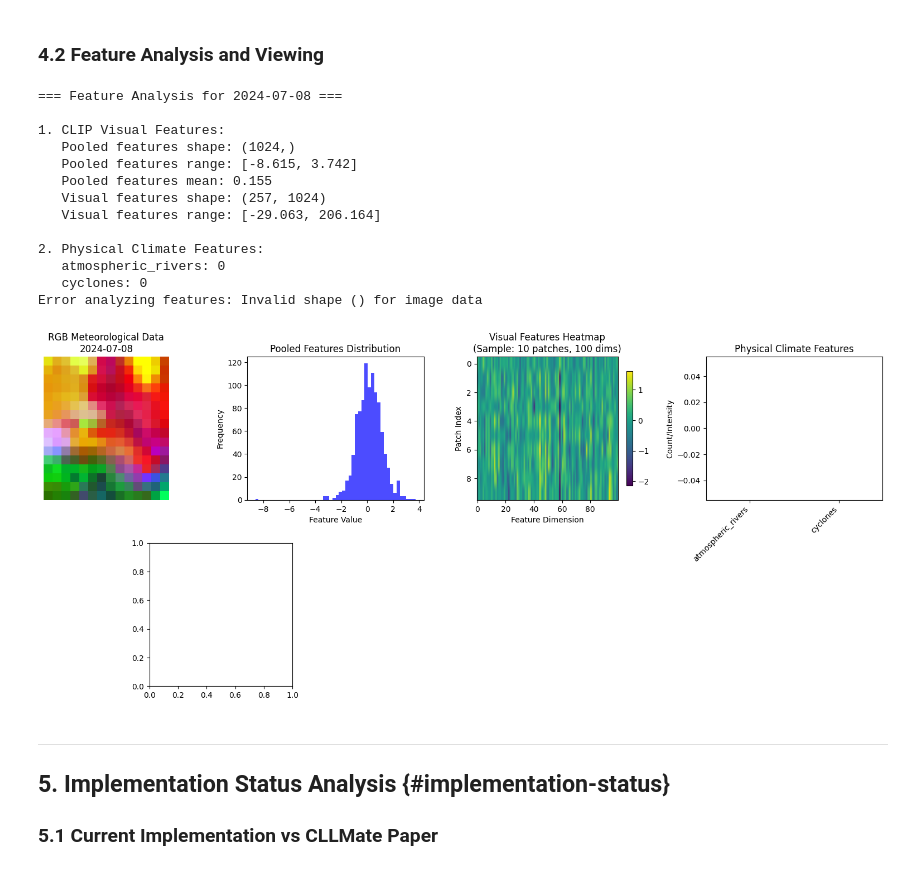
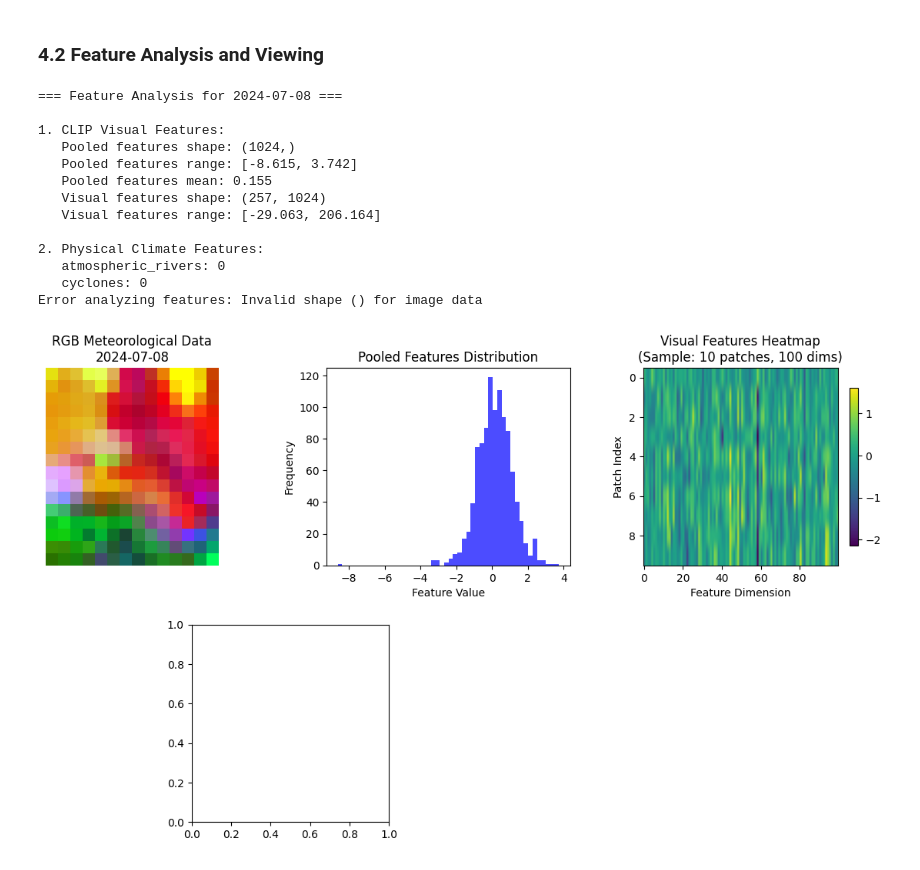
Before and after one commit to AniketKalbhor/iitm, a Jupyter notebook: t2.ipynb, the cells around one changed output. Drawn from its saved outputs; the diff is of its cells as text; code cells hidden in the pictures.

```diff
--- a/t2.ipynb
+++ b/t2.ipynb
@@ -836,7 +753,7 @@ PCA analysis complete - patch features shape: (256, 1024)
 # %% [markdown]
 ### 4.2 Feature Analysis and Viewing
 # %%
-# From pooler_viewer.py - Enhanced version
+# From pooler_viewer.py
 import numpy as np
 import matplotlib.pyplot as plt
 
@@ -917,21 +834,6 @@ def create_feature_analysis_plot(data, date_str):
     ax3.set_ylabel('Patch Index')
     plt.colorbar(im3, ax=ax3, shrink=0.8)
 
-    # 4. Physical features bar plot
-    ax4 = fig.add_subplot(gs[0, 3])
-    if data['physical_features']:
-        physical = data['physical_features']
-        numeric_features = {k: v for k, v in physical.items()
-                          if isinstance(v, (int, float))}
-        if numeric_features:
-            keys = list(numeric_features.keys())
-            values = list(numeric_features.values())
-            ax4.bar(range(len(keys)), values, color='green', alpha=0.7)
-            ax4.set_xticks(range(len(keys)))
-            ax4.set_xticklabels(keys, rotation=45, ha='right')
-            ax4.set_title('Physical Climate Features')
-            ax4.set_ylabel('Count/Intensity')
-
     # 5. Feature correlation analysis
     ax5 = fig.add_subplot(gs[1, :2])
     # Compute correlation between pooled features
@@ -971,37 +873,31 @@ Physical Features:
 
     ax7.text(0.05, 0.5, stats_text, fontsize=10, verticalalignment='center',
              transform=ax7.transAxes, fontfamily='monospace')
     ax7.axis('off')
 
     plt.suptitle(f'Comprehensive Feature Analysis - {date_str}', fontsize=16)
 
     # Save analysis plot
     os.makedirs(f'{test_folder}/feature_analysis', exist_ok=True)
     plt.savefig(f'{test_folder}/feature_analysis/{date_str}_comprehensive_analysis.png', dpi=150, bbox_inches='tight')
     plt.close()
 
     print(f"Comprehensive analysis plot saved for {date_str}")
 
 # Run feature analysis
 analysis_results = analyze_extracted_features(TEST_DATE)
 # %% [output]
 === Feature Analysis for 2024-07-08 ===
 
 1. CLIP Visual Features:
    Pooled features shape: (1024,)
    Pooled features range: [-8.615, 3.742]
    Pooled features mean: 0.155
    Visual features shape: (257, 1024)
    Visual features range: [-29.063, 206.164]
 
 2. Physical Climate Features:
    atmospheric_rivers: 0
    cyclones: 0
 Error analyzing features: Invalid shape () for image data
-[figure, old version]
+[figure, new version]
-# %% [markdown]
----
-
-## 5. Implementation Status Analysis {#implementation-status}
-
-### 5.1 Current Implementation vs CLLMate Paper
```
Also changed, not shown: parts of 19 cells of this notebook, 2 other files.
